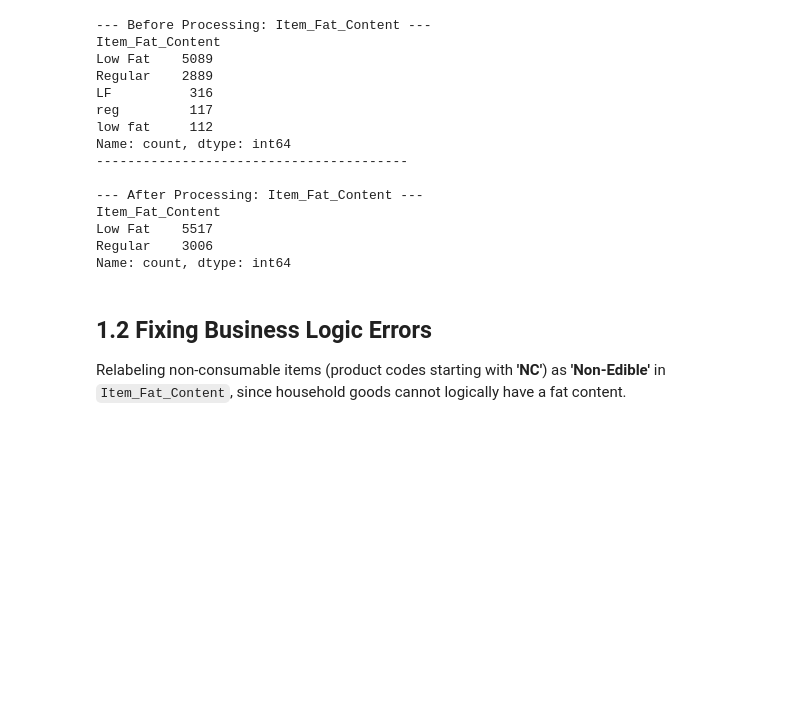
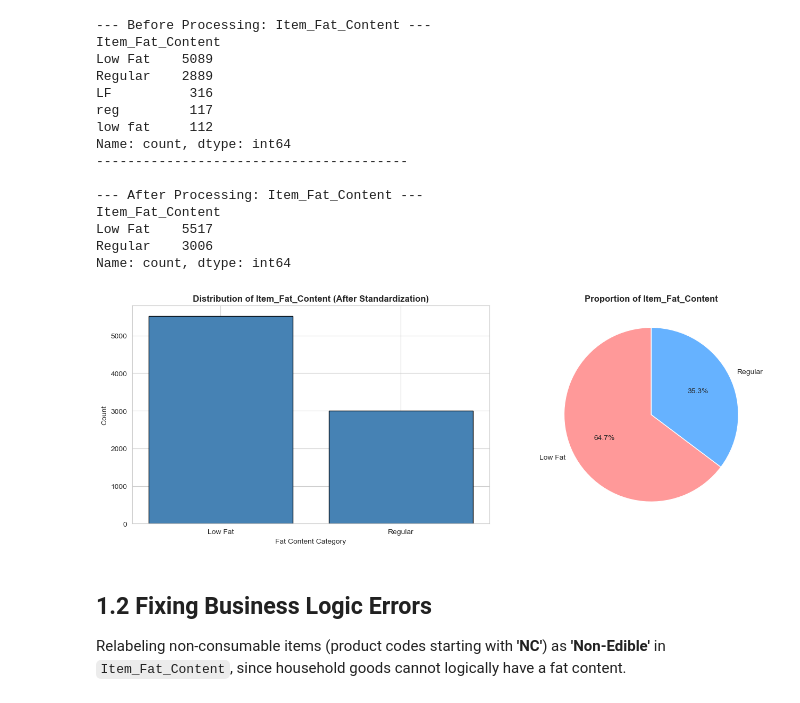
Before and after one commit to baobean/CSC14005-Lab2, a Jupyter notebook: Data_Preparation/data_preparation.ipynb, the cells around one changed output. Drawn from its saved outputs; the diff is of its cells as text; code cells hidden in the pictures; blank space fills up the shorter version.

Commit message:
delete data transformation + add plots

```diff
--- a/Data_Preparation/data_preparation.ipynb
+++ b/Data_Preparation/data_preparation.ipynb
@@ -36,11 +36,13 @@ Unifying inconsistent entries in the `Item_Fat_Content` column ('LF', 'low fat'
 # %%
 import pandas as pd
 import numpy as np
-import os
-from sklearn.preprocessing import OneHotEncoder
-from sklearn.preprocessing import StandardScaler
+import matplotlib.pyplot as plt
+import seaborn as sns
 from sklearn.model_selection import train_test_split
 
+# Set style for visualizations
+sns.set_style("whitegrid")
+plt.rcParams['figure.figsize'] = (12, 5)
 
 # Load the dataset
 file_path = '../data/raw/big_mart_sales.csv'
@@ -90,6 +92,22 @@ Item_Fat_Content
 Low Fat    5517
 Regular    3006
 Name: count, dtype: int64
+# %%
+fig, axes = plt.subplots(1, 2, figsize=(14, 5))
+fat_counts = df['Item_Fat_Content'].value_counts()
+
+axes[0].bar(fat_counts.index, fat_counts.values, color='steelblue', edgecolor='black')
+axes[0].set_title('Distribution of Item_Fat_Content (After Standardization)', fontweight='bold')
+axes[0].set(ylabel='Count', xlabel='Fat Content Category')
+
+axes[1].pie(fat_counts.values, labels=fat_counts.index, autopct='%1.1f%%',
+            colors=['#FF9999', '#66B2FF', '#99FF99'], startangle=90)
+axes[1].set_title('Proportion of Item_Fat_Content', fontweight='bold')
+
+plt.tight_layout()
+plt.show()
+# %% [output]
+[figure, added]
 # %% [markdown]
 ## 1.2 Fixing Business Logic Errors
 Relabeling non-consumable items (product codes starting with **'NC'**) as **'Non-Edible'** in `Item_Fat_Content`, since household goods cannot logically have a fat content.
```
Also changed, not shown: parts of 20 cells of this notebook.
